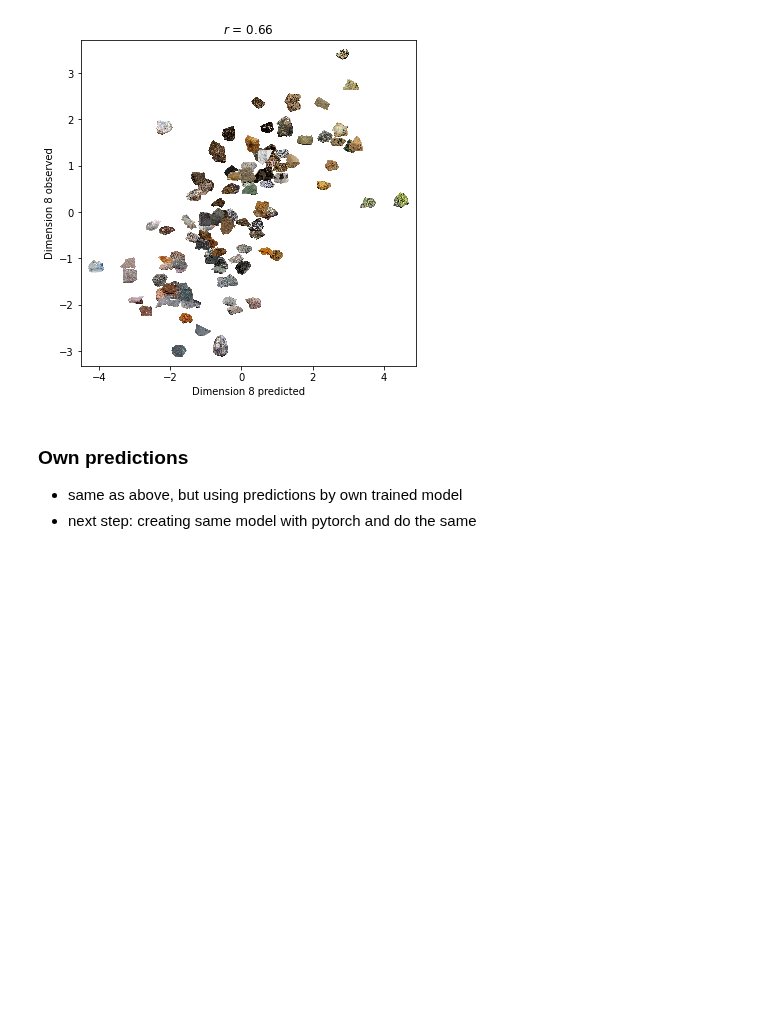
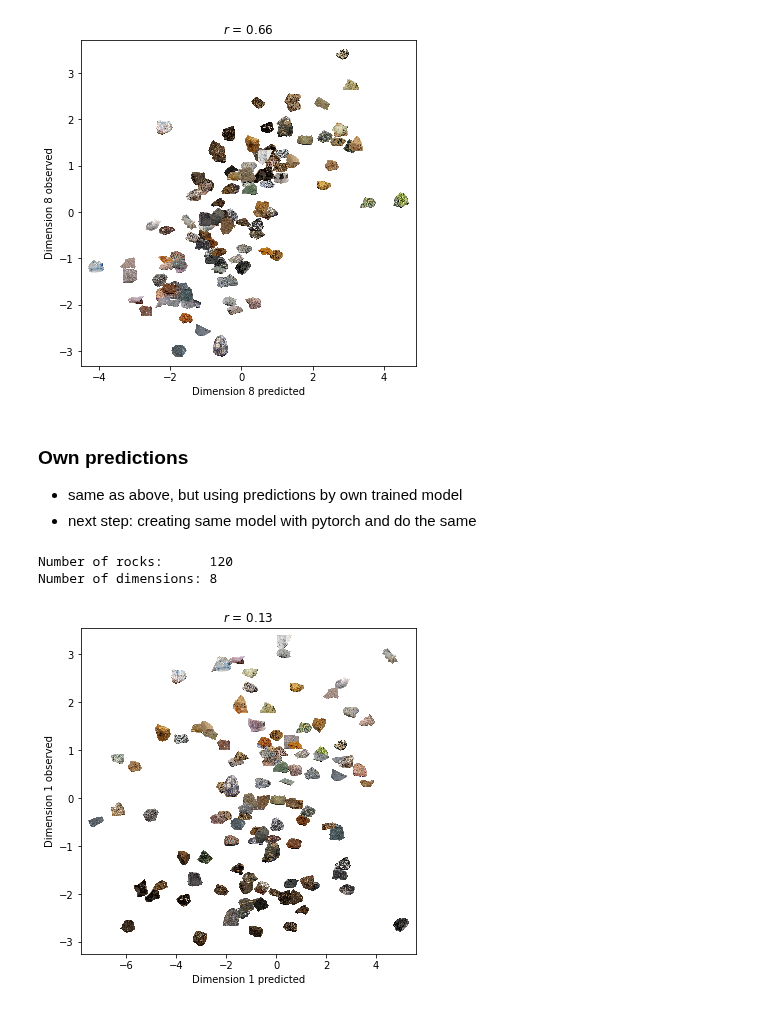
Before and after one commit to dominikpegler/mds_cnn, a Jupyter notebook: sanders_nosofsky_2020/mds.ipynb, the cells around one changed output. Drawn from its saved outputs; the diff is of its cells as text; code cells hidden in the pictures; blank space fills up the shorter version.

```diff
--- a/sanders_nosofsky_2020/mds.ipynb
+++ b/sanders_nosofsky_2020/mds.ipynb
@@ -222,6 +222,16 @@ plot_predictions(8, mds_obs, cnn_pred, rock_images)
 * same as above, but using predictions by own trained model
 * next step: creating same model with pytorch and do the same
 # %%
-#
-#
-#
+cnn_ownpred_file = "CNN Predictions/MDS Dimensions/cnn_own_predicted_mds_120.txt"
+
+cnn_ownpred = np.loadtxt(cnn_ownpred_file)
+
+print("Number of rocks:     ", np.shape(cnn_ownpred)[0])
+print("Number of dimensions:", np.shape(cnn_ownpred)[1])
+# %% [output]
+Number of rocks:      120
+Number of dimensions: 8
+# %%
+plot_predictions(1, mds_obs, cnn_ownpred, rock_images)
+# %% [output]
+[figure, added]
```
Also changed, not shown: parts of 14 cells of this notebook, 1 other file.
